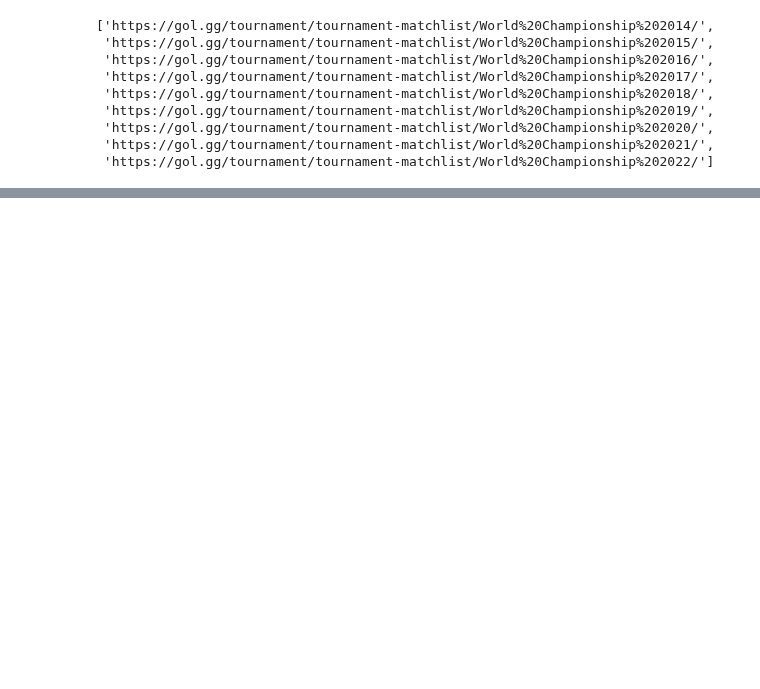
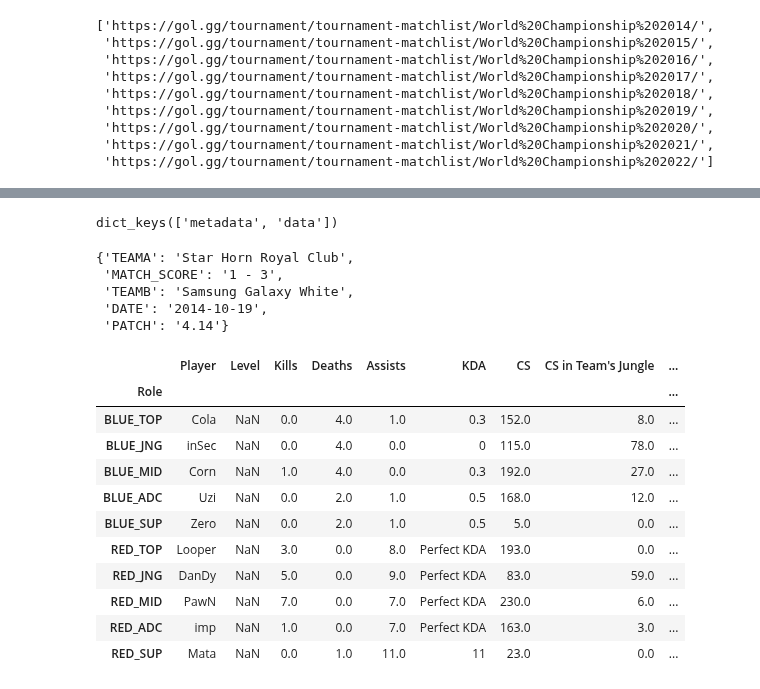
Before and after one commit to Mark-Bugden/League-of-Legends-Win-Prediction, a Jupyter notebook: Data collection/ProPlay/WebScrapingProMatches.ipynb, the cells around one changed output, grey strips where cells are left out. Saved outputs shown, nothing was run; the diff lists cells and outputs as text; code cells hidden in the pictures; blank space fills up the shorter version.

```diff
--- a/Data collection/ProPlay/WebScrapingProMatches.ipynb
+++ b/Data collection/ProPlay/WebScrapingProMatches.ipynb
@@ -139,5 +124,15 @@ Wall time: 2.52 s
 # %%
 %%time
-# Get all the match numbers in all the tournaments in tournament_matchlist_urls.
-match_numbers = flatten([get_match_numbers_and_metadata(url) for url in [tournament_matchlist_urls[0]]])
+# Get all the match data in all the tournaments in tournament_matchlist_urls.
+
+#Initialise empty dict for the data
+game_data = {}
+
+for url in tournament_matchlist_urls:
+    # Get the game numbers and data from the url and temporarily store them
+    temp_game_metadata = get_game_metadata(url)
+
+    # Combine the temporary game data dict with the existing game data dict
+    # Note: {**x, **y} is a shallow merge of x and y, with values in y overrriding the values of x if necessary.
+    game_data = {**game_data,  **temp_game_metadata}
 # %% [output]
@@ -152 +140,4 @@ def get_match_url(match_number):
+# %%
+game_numbers = list(game_data.keys())
+game_numbers = [int(num) for num in game_numbers]
 # %%
@@ -175,12 +146,10 @@ match_urls
 # %%
-
-
-def get_match_df(match_url):
+def get_game_df(game_url):
     '''
-    Takes a match URL and returns the match data in the form of a pandas dataframe.
+    Takes a game URL and returns the game data in the form of a pandas dataframe.
     '''
 
-    link_data = requests.get(match_url, headers={'User-Agent': 'Mozilla/5.0'})
+    link_data = requests.get(game_url, headers={'User-Agent': 'Mozilla/5.0'})
     # Parse the URL with BeautifulSoup
     link_soup = BeautifulSoup(link_data.text)
 
@@ -226,5 +195,7 @@ def get_match_df(match_url):
 
     return stats
 # %%
-get_match_df(match_urls[-1])
+%%time
+for num in game_numbers:
+    game_data[f'{num}']['data'] = get_game_df(f'https://gol.gg/game/stats/{num}/page-fullstats/')
 # %% [output]
@@ -243,2 +203,27 @@ get_match_df(match_urls[-1])
+# %%
+game_data['257'].keys()
+# %% [output]
+dict_keys(['metadata', 'data'])
+# %%
+game_data['257']['metadata']
+# %% [output]
+{'TEAMA': 'Star Horn Royal Club',
+ 'MATCH_SCORE': '1 - 3',
+ 'TEAMB': 'Samsung Galaxy White',
+ 'DATE': '2014-10-19',
+ 'PATCH': '4.14'}
 # %%
-get_df(match_urls[4]).columns
+game_data['257']['data']
+# %% [output]
+|  | Player | Level | Kills | Deaths | Assists | KDA | CS | CS in Team's Jungle | ... |
+| Role |  |  |  |  |  |  |  |  | ... |
+| BLUE_TOP | Cola | NaN | 0.0 | 4.0 | 1.0 | 0.3 | 152.0 | 8.0 | ... |
+| BLUE_JNG | inSec | NaN | 0.0 | 4.0 | 0.0 | 0 | 115.0 | 78.0 | ... |
+| BLUE_MID | Corn | NaN | 1.0 | 4.0 | 0.0 | 0.3 | 192.0 | 27.0 | ... |
+| BLUE_ADC | Uzi | NaN | 0.0 | 2.0 | 1.0 | 0.5 | 168.0 | 12.0 | ... |
+| BLUE_SUP | Zero | NaN | 0.0 | 2.0 | 1.0 | 0.5 | 5.0 | 0.0 | ... |
+| RED_TOP | Looper | NaN | 3.0 | 0.0 | 8.0 | Perfect KDA | 193.0 | 0.0 | ... |
+| RED_JNG | DanDy | NaN | 5.0 | 0.0 | 9.0 | Perfect KDA | 83.0 | 59.0 | ... |
+| RED_MID | PawN | NaN | 7.0 | 0.0 | 7.0 | Perfect KDA | 230.0 | 6.0 | ... |
+| RED_ADC | imp | NaN | 1.0 | 0.0 | 7.0 | Perfect KDA | 163.0 | 3.0 | ... |
+| RED_SUP | Mata | NaN | 0.0 | 1.0 | 11.0 | 11 | 23.0 | 0.0 | ... |
```
Also changed, not shown: parts of 16 cells of this notebook.
